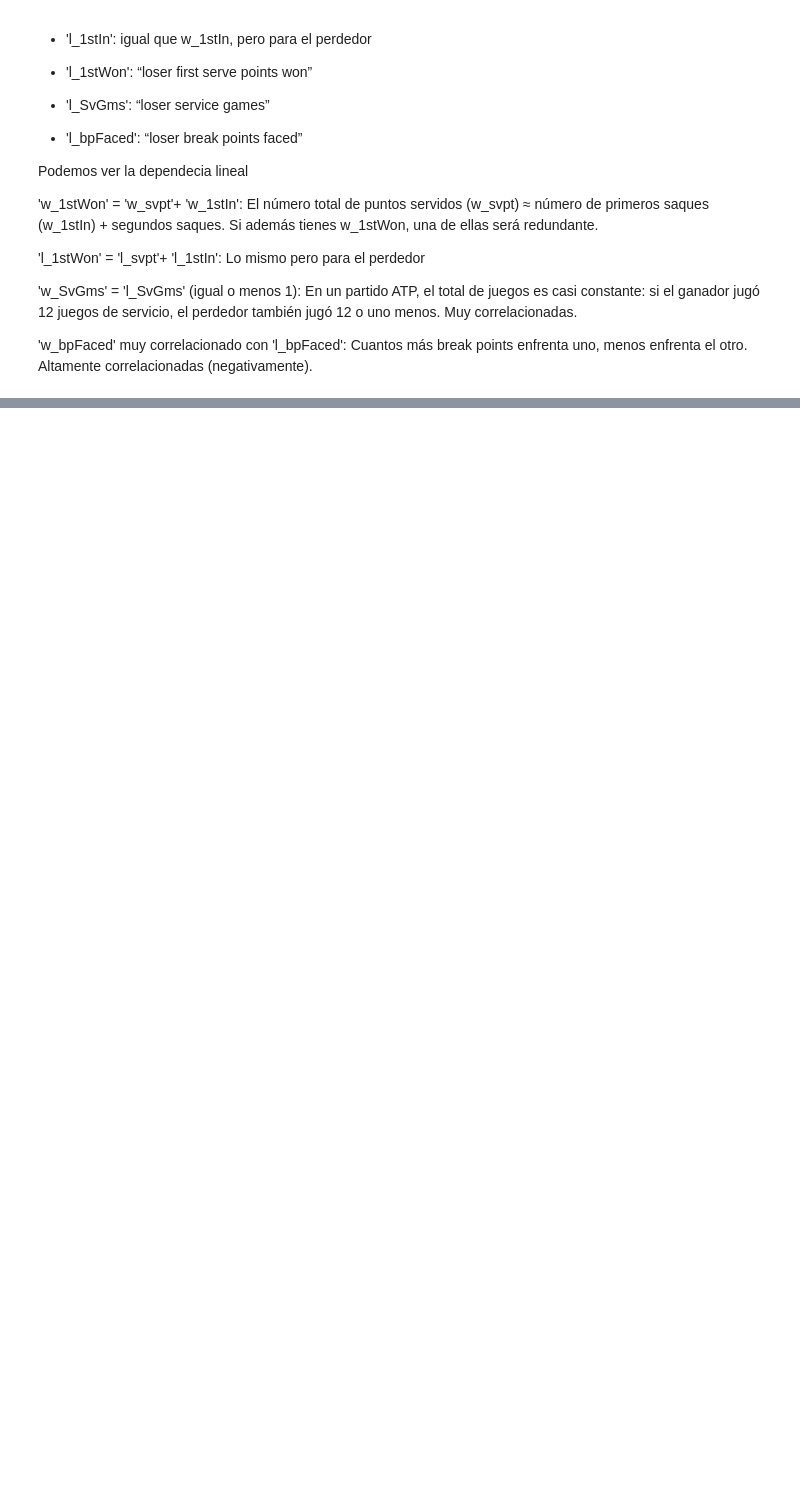
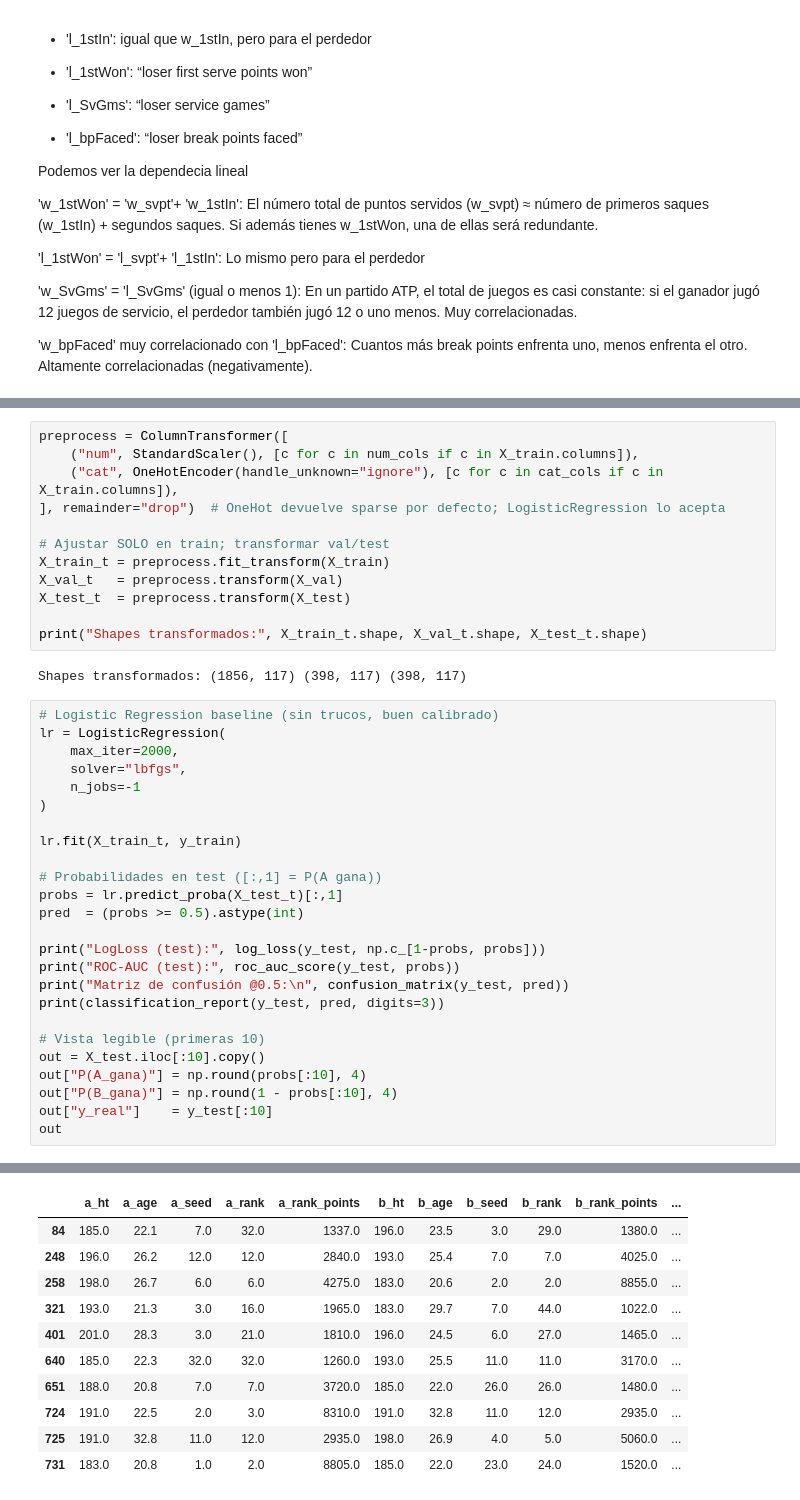
Before and after one commit to TICO279/TennisMatchPredictor, a Jupyter notebook: baselineModel.ipynb, the cells around one changed output, grey strips where cells are left out. Drawn from its saved outputs; the diff is of its cells as text; blank space fills up the shorter version.

```diff
--- a/baselineModel.ipynb
+++ b/baselineModel.ipynb
@@ -657,0 +429,40 @@ plt.legend(); plt.show()
+# %%
+preprocess = ColumnTransformer([
+    ("num", StandardScaler(), [c for c in num_cols if c in X_train.columns]),
+    ("cat", OneHotEncoder(handle_unknown="ignore"), [c for c in cat_cols if c in X_train.columns]),
+], remainder="drop")  # OneHot devuelve sparse por defecto; LogisticRegression lo acepta
+
+# Ajustar SOLO en train; transformar val/test
+X_train_t = preprocess.fit_transform(X_train)
+X_val_t   = preprocess.transform(X_val)
+X_test_t  = preprocess.transform(X_test)
+
+print("Shapes transformados:", X_train_t.shape, X_val_t.shape, X_test_t.shape)
+# %% [output]
+Shapes transformados: (1856, 117) (398, 117) (398, 117)
+# %%
+# Logistic Regression baseline (sin trucos, buen calibrado)
+lr = LogisticRegression(
+    max_iter=2000,
+    solver="lbfgs",
+    n_jobs=-1
+)
+
+lr.fit(X_train_t, y_train)
+
+# Probabilidades en test ([:,1] = P(A gana))
+probs = lr.predict_proba(X_test_t)[:,1]
+pred  = (probs >= 0.5).astype(int)
+
+print("LogLoss (test):", log_loss(y_test, np.c_[1-probs, probs]))
+print("ROC-AUC (test):", roc_auc_score(y_test, probs))
+print("Matriz de confusión @0.5:\n", confusion_matrix(y_test, pred))
+print(classification_report(y_test, pred, digits=3))
+
+# Vista legible (primeras 10)
+out = X_test.iloc[:10].copy()
+out["P(A_gana)"] = np.round(probs[:10], 4)
+out["P(B_gana)"] = np.round(1 - probs[:10], 4)
+out["y_real"]    = y_test[:10]
+out
+# %% [output]
@@ -657,0 +482,11 @@ plt.legend(); plt.show()
+|  | a_ht | a_age | a_seed | a_rank | a_rank_points | b_ht | b_age | b_seed | b_rank | b_rank_points | ... |
+| 84 | 185.0 | 22.1 | 7.0 | 32.0 | 1337.0 | 196.0 | 23.5 | 3.0 | 29.0 | 1380.0 | ... |
+| 248 | 196.0 | 26.2 | 12.0 | 12.0 | 2840.0 | 193.0 | 25.4 | 7.0 | 7.0 | 4025.0 | ... |
+| 258 | 198.0 | 26.7 | 6.0 | 6.0 | 4275.0 | 183.0 | 20.6 | 2.0 | 2.0 | 8855.0 | ... |
+| 321 | 193.0 | 21.3 | 3.0 | 16.0 | 1965.0 | 183.0 | 29.7 | 7.0 | 44.0 | 1022.0 | ... |
+| 401 | 201.0 | 28.3 | 3.0 | 21.0 | 1810.0 | 196.0 | 24.5 | 6.0 | 27.0 | 1465.0 | ... |
+| 640 | 185.0 | 22.3 | 32.0 | 32.0 | 1260.0 | 193.0 | 25.5 | 11.0 | 11.0 | 3170.0 | ... |
+| 651 | 188.0 | 20.8 | 7.0 | 7.0 | 3720.0 | 185.0 | 22.0 | 26.0 | 26.0 | 1480.0 | ... |
+| 724 | 191.0 | 22.5 | 2.0 | 3.0 | 8310.0 | 191.0 | 32.8 | 11.0 | 12.0 | 2935.0 | ... |
+| 725 | 191.0 | 32.8 | 11.0 | 12.0 | 2935.0 | 198.0 | 26.9 | 4.0 | 5.0 | 5060.0 | ... |
+| 731 | 183.0 | 20.8 | 1.0 | 2.0 | 8805.0 | 185.0 | 22.0 | 23.0 | 24.0 | 1520.0 | ... |
```
Also changed, not shown: parts of 46 cells of this notebook.
